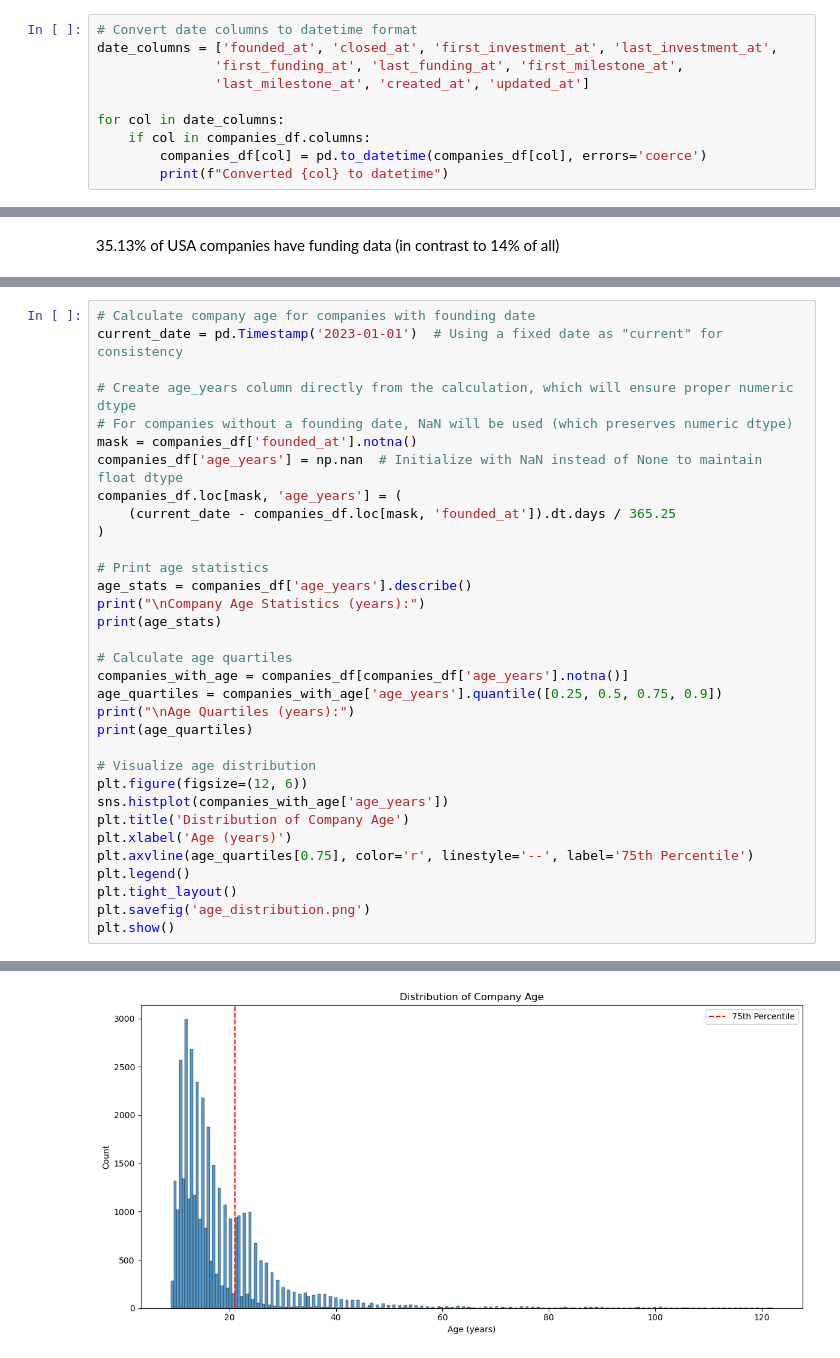
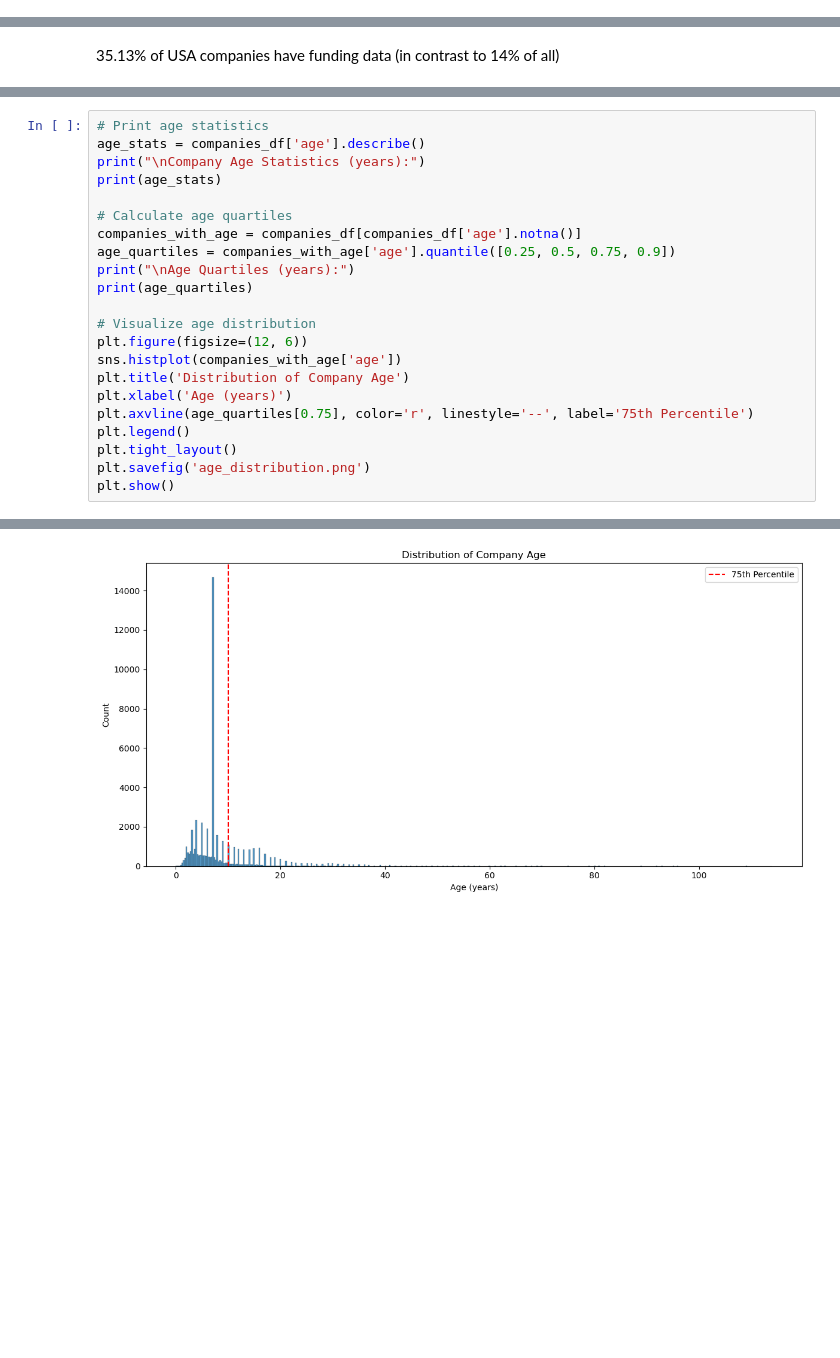
Before and after one commit to girisucharita/spring_2025_startup_survival, a Jupyter notebook: new-analysis/5.define-success-metrics.ipynb, the cells around one changed output, grey strips where cells are left out. Saved outputs shown, nothing was run; the diff lists cells and outputs as text; blank space fills up the shorter version.

```diff
--- a/new-analysis/5.define-success-metrics.ipynb
+++ b/new-analysis/5.define-success-metrics.ipynb
@@ -25,10 +24,0 @@ Dataset loaded with 51637 rows and 19 columns
-# %%
-# Convert date columns to datetime format
-date_columns = ['founded_at', 'closed_at', 'first_investment_at', 'last_investment_at',
-               'first_funding_at', 'last_funding_at', 'first_milestone_at',
-               'last_milestone_at', 'created_at', 'updated_at']
-
-for col in date_columns:
-    if col in companies_df.columns:
-        companies_df[col] = pd.to_datetime(companies_df[col], errors='coerce')
-        print(f"Converted {col} to datetime")
@@ -121,29 +103,18 @@ Name: funding_total_usd, dtype: float64
 # %%
-# Calculate company age for companies with founding date
-current_date = pd.Timestamp('2023-01-01')  # Using a fixed date as "current" for consistency
-
-# Create age_years column directly from the calculation, which will ensure proper numeric dtype
-# For companies without a founding date, NaN will be used (which preserves numeric dtype)
-mask = companies_df['founded_at'].notna()
-companies_df['age_years'] = np.nan  # Initialize with NaN instead of None to maintain float dtype
-companies_df.loc[mask, 'age_years'] = (
-    (current_date - companies_df.loc[mask, 'founded_at']).dt.days / 365.25
-)
-
 # Print age statistics
-age_stats = companies_df['age_years'].describe()
+age_stats = companies_df['age'].describe()
 print("\nCompany Age Statistics (years):")
 print(age_stats)
 
 # Calculate age quartiles
-companies_with_age = companies_df[companies_df['age_years'].notna()]
-age_quartiles = companies_with_age['age_years'].quantile([0.25, 0.5, 0.75, 0.9])
+companies_with_age = companies_df[companies_df['age'].notna()]
+age_quartiles = companies_with_age['age'].quantile([0.25, 0.5, 0.75, 0.9])
 print("\nAge Quartiles (years):")
 print(age_quartiles)
 
 # Visualize age distribution
 plt.figure(figsize=(12, 6))
-sns.histplot(companies_with_age['age_years'])
+sns.histplot(companies_with_age['age'])
 plt.title('Distribution of Company Age')
 plt.xlabel('Age (years)')
 plt.axvline(age_quartiles[0.75], color='r', linestyle='--', label='75th Percentile')
@@ -172 +143 @@ Name: age_years, dtype: float64
-[figure, old version]
+[figure, new version]
```
Also changed, not shown: parts of 13 cells of this notebook, 11 other files.
